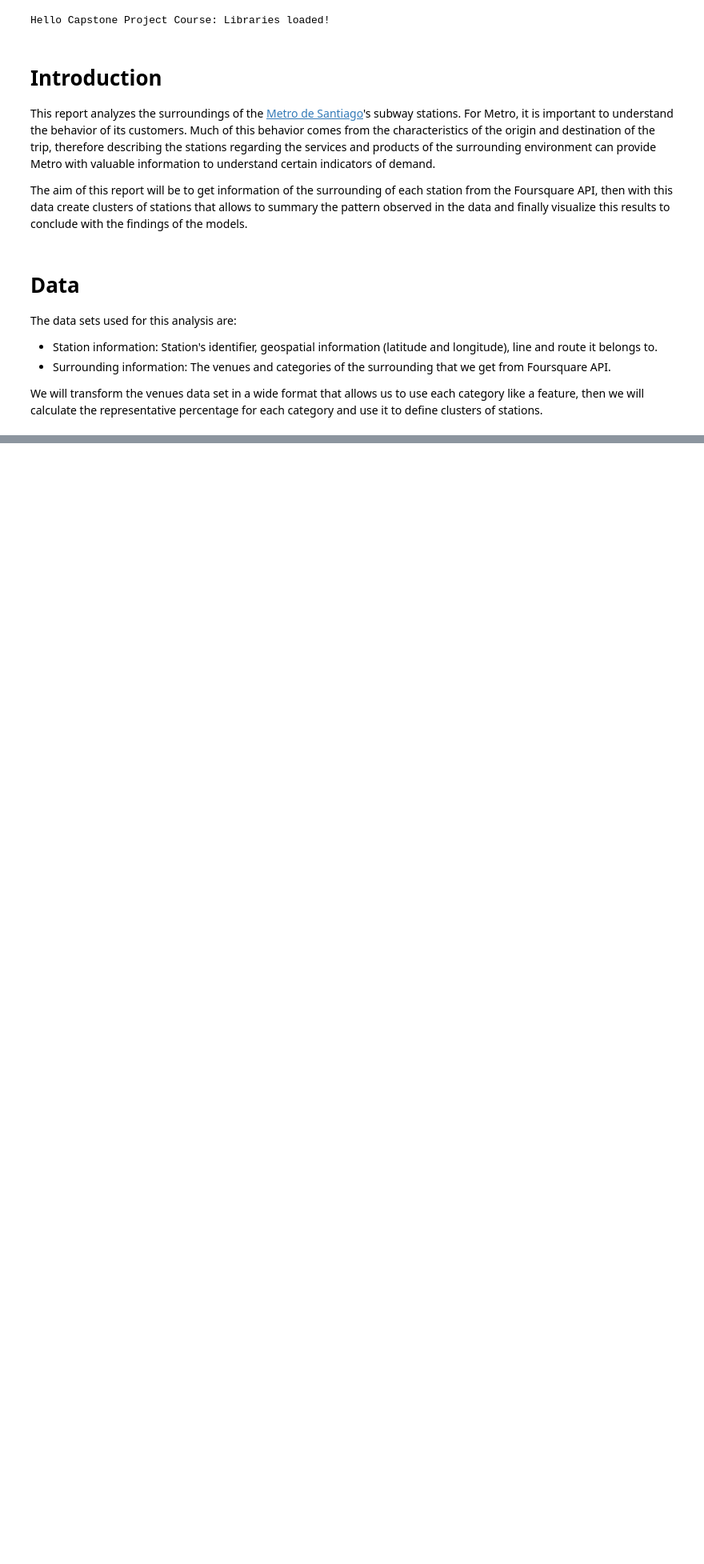
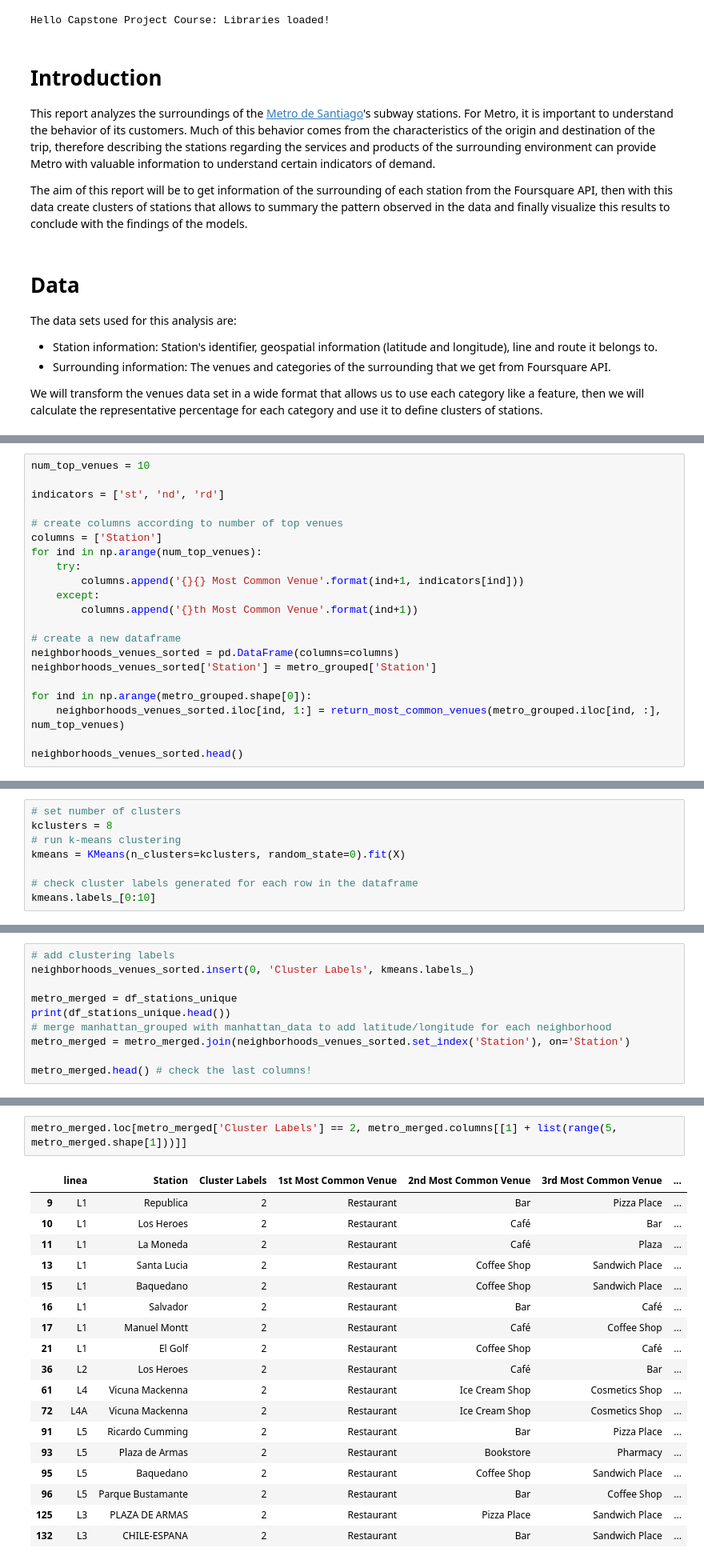
Before and after one commit to dehuencho/Coursera_Capstone, a Jupyter notebook: CapstoneNotebook.ipynb, the cells around one changed output, grey strips where cells are left out. Shown at 80% size. Drawn from its saved outputs; the diff is of its cells as text; blank space fills up the shorter version.

```diff
--- a/CapstoneNotebook.ipynb
+++ b/CapstoneNotebook.ipynb
@@ -32,0 +259,21 @@ We will transform the venues data set in a wide format that allows us to use eac
+# %%
+num_top_venues = 10
+
+indicators = ['st', 'nd', 'rd']
+
+# create columns according to number of top venues
+columns = ['Station']
+for ind in np.arange(num_top_venues):
+    try:
+        columns.append('{}{} Most Common Venue'.format(ind+1, indicators[ind]))
+    except:
+        columns.append('{}th Most Common Venue'.format(ind+1))
+
+# create a new dataframe
+neighborhoods_venues_sorted = pd.DataFrame(columns=columns)
+neighborhoods_venues_sorted['Station'] = metro_grouped['Station']
+
+for ind in np.arange(metro_grouped.shape[0]):
+    neighborhoods_venues_sorted.iloc[ind, 1:] = return_most_common_venues(metro_grouped.iloc[ind, :], num_top_venues)
+
+neighborhoods_venues_sorted.head()
@@ -32,0 +342,8 @@ We will transform the venues data set in a wide format that allows us to use eac
+# %%
+# set number of clusters
+kclusters = 8
+# run k-means clustering
+kmeans = KMeans(n_clusters=kclusters, random_state=0).fit(X)
+
+# check cluster labels generated for each row in the dataframe
+kmeans.labels_[0:10]
@@ -32,0 +352,10 @@ We will transform the venues data set in a wide format that allows us to use eac
+# %%
+# add clustering labels
+neighborhoods_venues_sorted.insert(0, 'Cluster Labels', kmeans.labels_)
+
+metro_merged = df_stations_unique
+print(df_stations_unique.head())
+# merge manhattan_grouped with manhattan_data to add latitude/longitude for each neighborhood
+metro_merged = metro_merged.join(neighborhoods_venues_sorted.set_index('Station'), on='Station')
+
+metro_merged.head() # check the last columns!
@@ -32,0 +593,21 @@ We will transform the venues data set in a wide format that allows us to use eac
+# %%
+metro_merged.loc[metro_merged['Cluster Labels'] == 2, metro_merged.columns[[1] + list(range(5, metro_merged.shape[1]))]]
+# %% [output]
+|  | linea | Station | Cluster Labels | 1st Most Common Venue | 2nd Most Common Venue | 3rd Most Common Venue | ... |
+| 9 | L1 | Republica | 2 | Restaurant | Bar | Pizza Place | ... |
+| 10 | L1 | Los Heroes | 2 | Restaurant | Café | Bar | ... |
+| 11 | L1 | La Moneda | 2 | Restaurant | Café | Plaza | ... |
+| 13 | L1 | Santa Lucia | 2 | Restaurant | Coffee Shop | Sandwich Place | ... |
+| 15 | L1 | Baquedano | 2 | Restaurant | Coffee Shop | Sandwich Place | ... |
+| 16 | L1 | Salvador | 2 | Restaurant | Bar | Café | ... |
+| 17 | L1 | Manuel Montt | 2 | Restaurant | Café | Coffee Shop | ... |
+| 21 | L1 | El Golf | 2 | Restaurant | Coffee Shop | Café | ... |
+| 36 | L2 | Los Heroes | 2 | Restaurant | Café | Bar | ... |
+| 61 | L4 | Vicuna Mackenna | 2 | Restaurant | Ice Cream Shop | Cosmetics Shop | ... |
+| 72 | L4A | Vicuna Mackenna | 2 | Restaurant | Ice Cream Shop | Cosmetics Shop | ... |
+| 91 | L5 | Ricardo Cumming | 2 | Restaurant | Bar | Pizza Place | ... |
+| 93 | L5 | Plaza de Armas | 2 | Restaurant | Bookstore | Pharmacy | ... |
+| 95 | L5 | Baquedano | 2 | Restaurant | Coffee Shop | Sandwich Place | ... |
+| 96 | L5 | Parque Bustamante | 2 | Restaurant | Bar | Coffee Shop | ... |
+| 125 | L3 | PLAZA DE ARMAS | 2 | Restaurant | Pizza Place | Sandwich Place | ... |
+| 132 | L3 | CHILE-ESPANA | 2 | Restaurant | Bar | Sandwich Place | ... |
```
Also changed, not shown: parts of 54 cells of this notebook, 5 other files.
